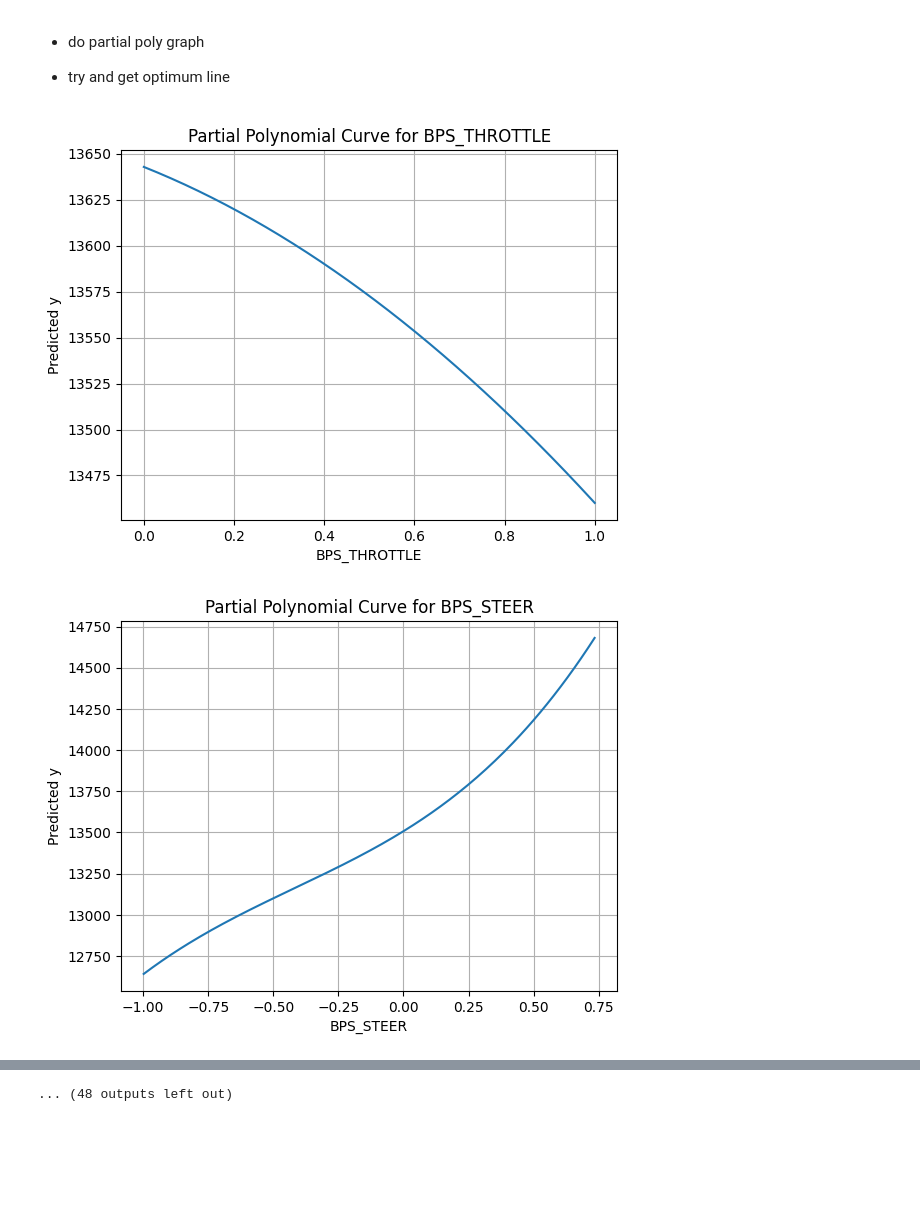
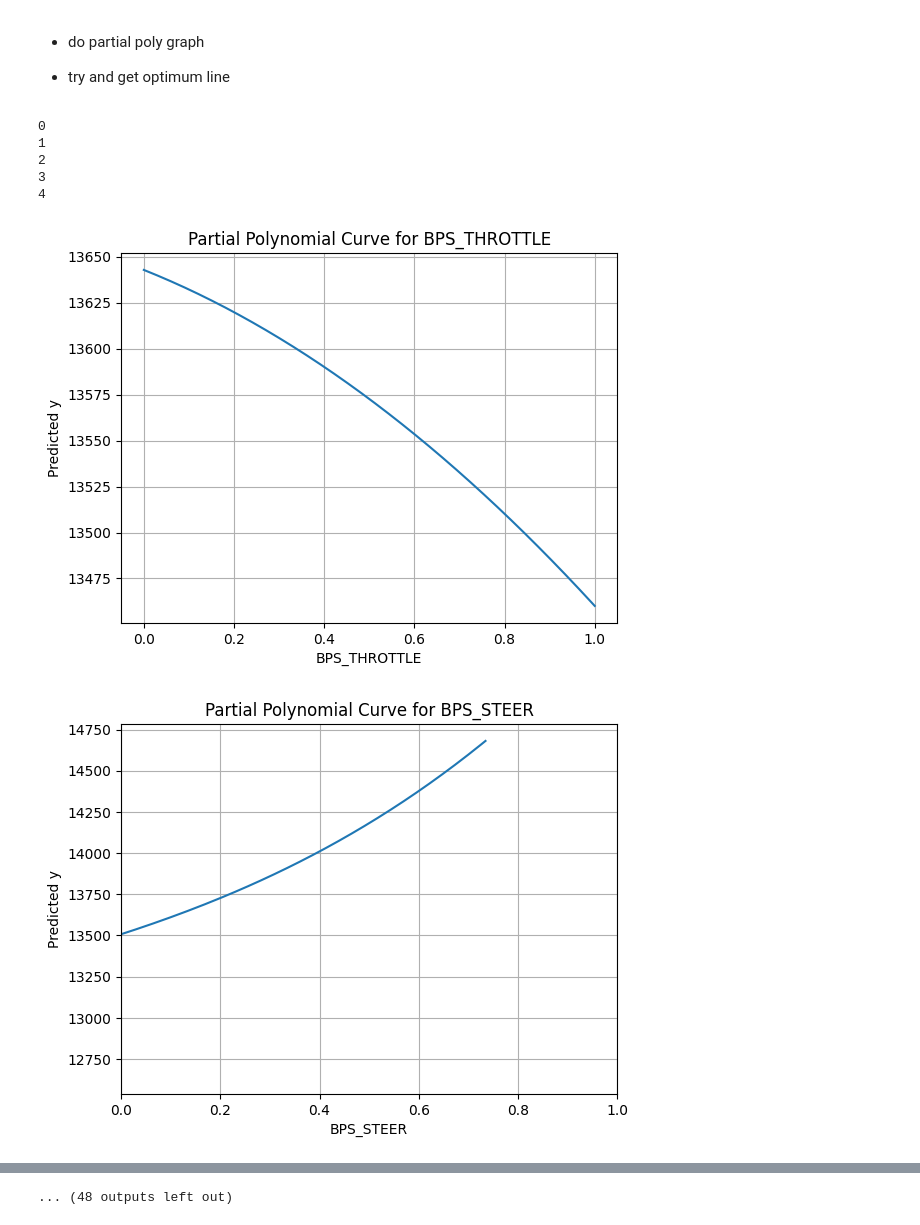
Before and after one commit to muhaseeb34/Data3001-Modelling-2, a Jupyter notebook: Muhammad-mutual_info-VIF-SVR.ipynb, the cells around one changed output, grey strips where cells are left out. Saved outputs shown, nothing was run; the diff lists cells and outputs as text; code cells hidden in the pictures; blank space fills up the shorter version.

Commit message:
partial poly graphs added

```diff
--- a/Muhammad-mutual_info-VIF-SVR.ipynb
+++ b/Muhammad-mutual_info-VIF-SVR.ipynb
@@ -434,34 +445,45 @@ for name, (x, y) in points.items():
 - do partial poly graph
 
 - try and get optimum line
+# %%
+for i in range(5):
+    print(i)
+# %% [output]
+0
+1
+2
+3
+4
 # %%
 X_np = X.iloc[:, 1:].to_numpy()
 feature_names = X.columns[1:]          # <-- get feature names
 n_features = X_np.shape[1]
 
 # fixed values for the remaining features
 fixed_vals = X_np.mean(axis=0)
 
 for i in range(n_features):
 
     f = np.linspace(X_np[:, i].min(), X_np[:, i].max(), 200)
 
     X_grid = np.tile(fixed_vals, (len(f), 1))
     X_grid[:, i] = f
 
     X_scaled = scaler_X.transform(X_grid)
     y_scaled = grid_poly.predict(X_scaled)
     y_pred = scaler_y.inverse_transform(y_scaled.reshape(-1, 1))
 
     plt.plot(f, y_pred)
     plt.xlabel(feature_names[i])             # <-- name instead of Feature i
     plt.ylabel("Predicted y")
     plt.title(f"Partial Polynomial Curve for {feature_names[i]}")   # <-- name in title
+    if i == 1:
+        plt.xlim(0, 1)
     plt.grid()
     plt.show()
 # %% [output]
 [figure]
-[figure, old version]
+[figure, new version]
 [figure]
 [figure]
 [figure]
```
Also changed, not shown: parts of 1 cell of this notebook.
